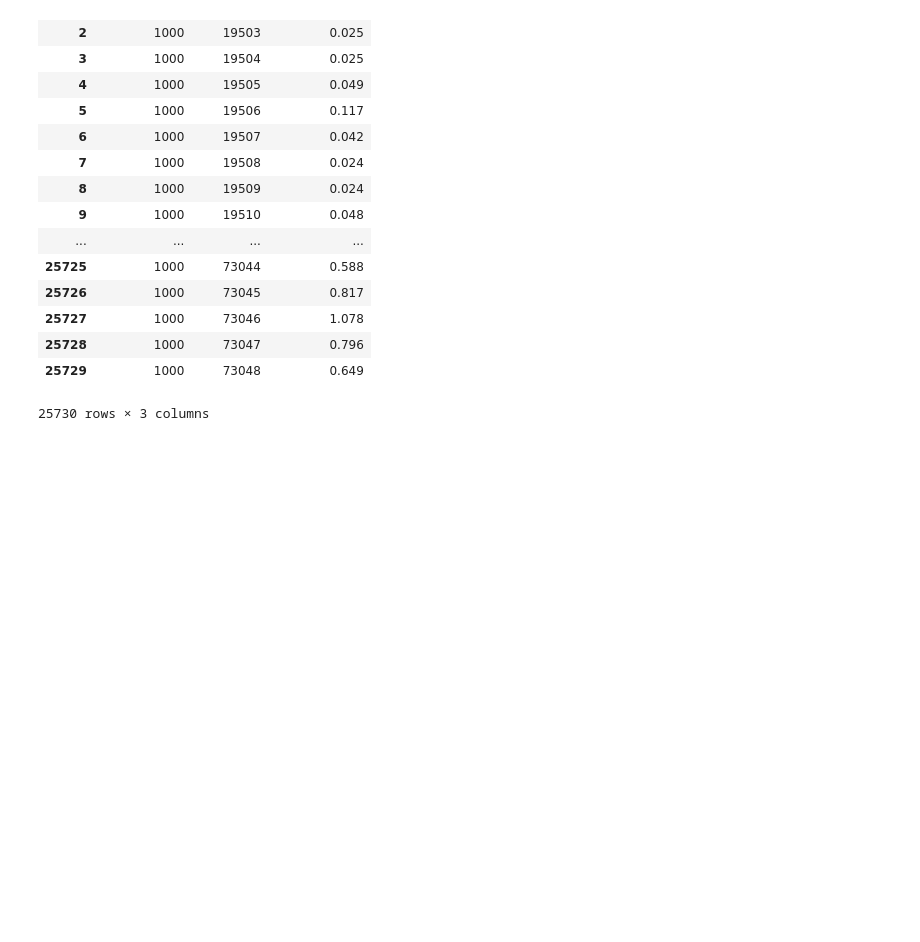
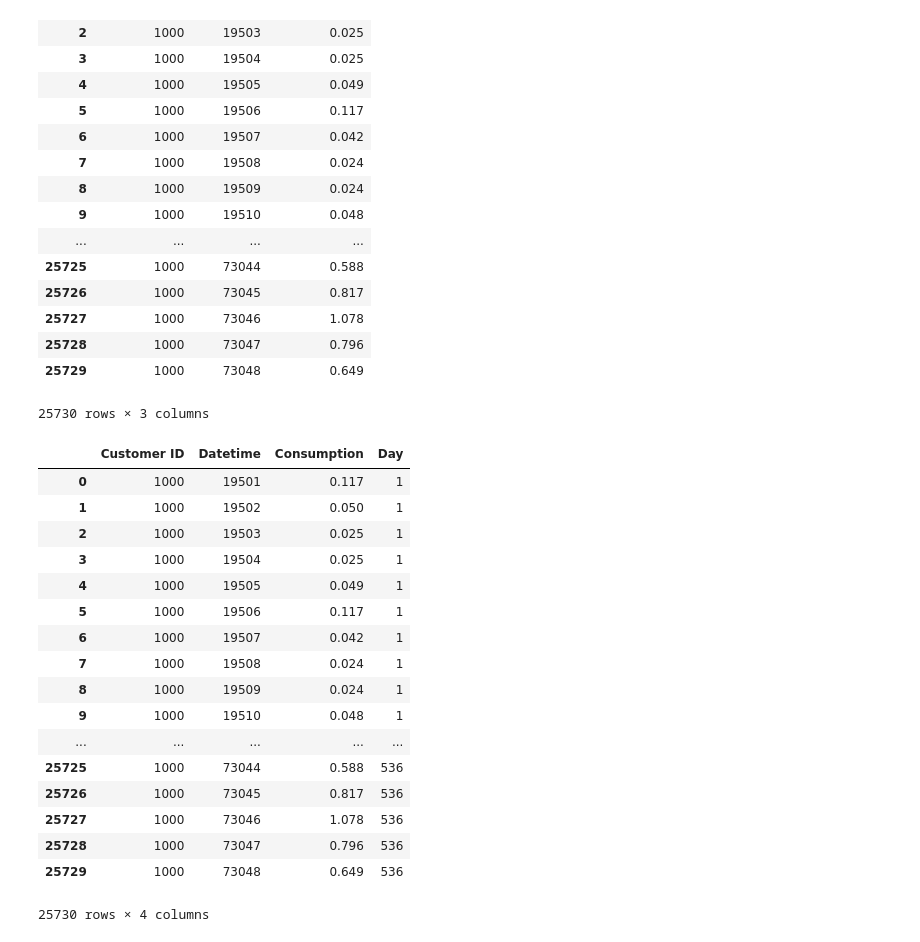
Before and after one commit to oislegen/Portfolio, a Jupyter notebook: Energy App - Project .ipynb, the cells around one changed output. Drawn from its saved outputs; the diff is of its cells as text; code cells hidden in the pictures; blank space fills up the shorter version.

```diff
--- a/Energy App - Project .ipynb
+++ b/Energy App - Project .ipynb
@@ -179,5 +182,30 @@ data_1000
 | 25728 | 1000 | 73047 | 0.796 |
 | 25729 | 1000 | 73048 | 0.649 |
 25730 rows × 3 columns
+# %%
+import datetime
+
+#Label the days in the Day column starting with the first day of the experiment
+data_1000['Day'] = data_1000['Datetime'].apply(lambda x: int(str(x)[:3])-194)
+data_1000
+# %% [output]
+|  | Customer ID | Datetime | Consumption | Day |
+| 0 | 1000 | 19501 | 0.117 | 1 |
+| 1 | 1000 | 19502 | 0.050 | 1 |
+| 2 | 1000 | 19503 | 0.025 | 1 |
+| 3 | 1000 | 19504 | 0.025 | 1 |
+| 4 | 1000 | 19505 | 0.049 | 1 |
+| 5 | 1000 | 19506 | 0.117 | 1 |
+| 6 | 1000 | 19507 | 0.042 | 1 |
+| 7 | 1000 | 19508 | 0.024 | 1 |
+| 8 | 1000 | 19509 | 0.024 | 1 |
+| 9 | 1000 | 19510 | 0.048 | 1 |
+| ... | ... | ... | ... | ... |
+| 25725 | 1000 | 73044 | 0.588 | 536 |
+| 25726 | 1000 | 73045 | 0.817 | 536 |
+| 25727 | 1000 | 73046 | 1.078 | 536 |
+| 25728 | 1000 | 73047 | 0.796 | 536 |
+| 25729 | 1000 | 73048 | 0.649 | 536 |
+25730 rows × 4 columns
 # %%
 # Show the distribution of consumption in kWs over time for customer ID 1000
```
Also changed, not shown: parts of 3 cells of this notebook.
